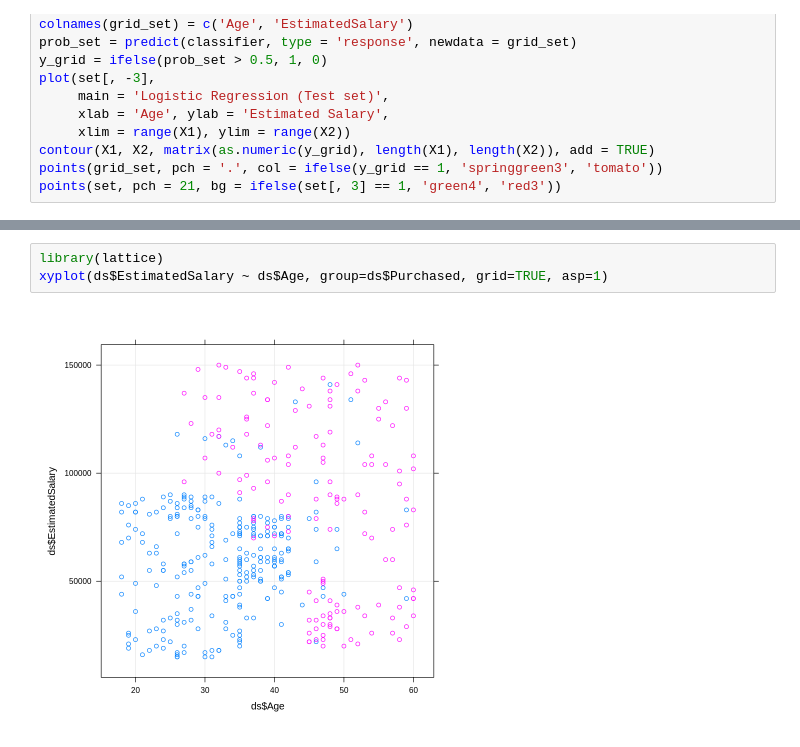
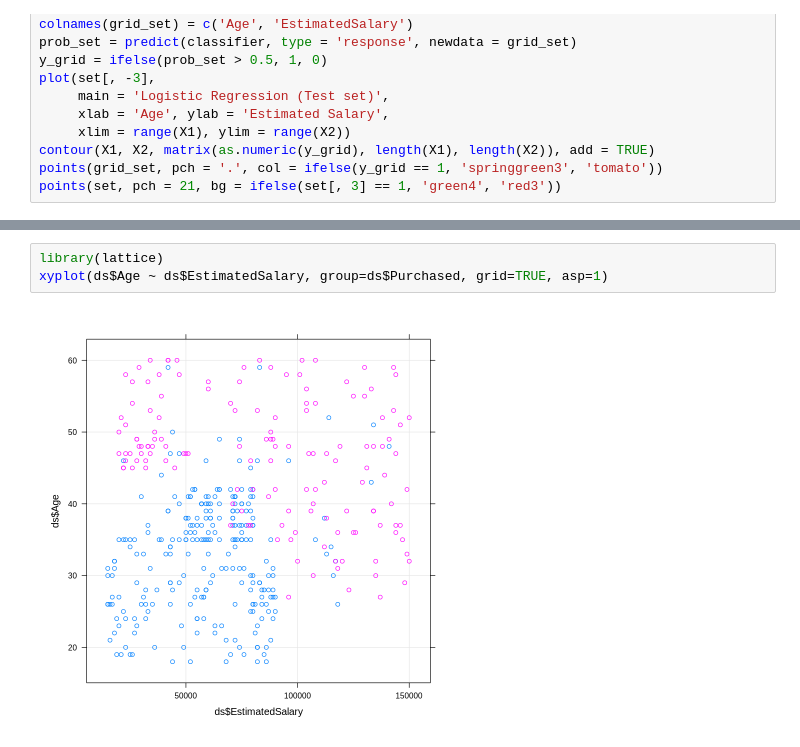
Before and after one commit to RiniChristy/Machine-Learning-in-R, a Jupyter notebook: Logistic_Regression_in_R_on_Social_Network_Ad.ipynb, the cells around one changed output, grey strips where cells are left out. Saved outputs shown, nothing was run; the diff lists cells and outputs as text.

```diff
--- a/Logistic_Regression_in_R_on_Social_Network_Ad.ipynb
+++ b/Logistic_Regression_in_R_on_Social_Network_Ad.ipynb
@@ -173,5 +215,5 @@ points(set, pch = 21, bg = ifelse(set[, 3] == 1, 'green4', 'red3'))
 # %%
 library(lattice)
-xyplot(ds$EstimatedSalary ~ ds$Age, group=ds$Purchased, grid=TRUE, asp=1)
+xyplot(ds$Age ~ ds$EstimatedSalary, group=ds$Purchased, grid=TRUE, asp=1)
 # %% [output]
-[figure, old version]
+[figure, new version]
```
Also changed, not shown: parts of 4 cells of this notebook.
